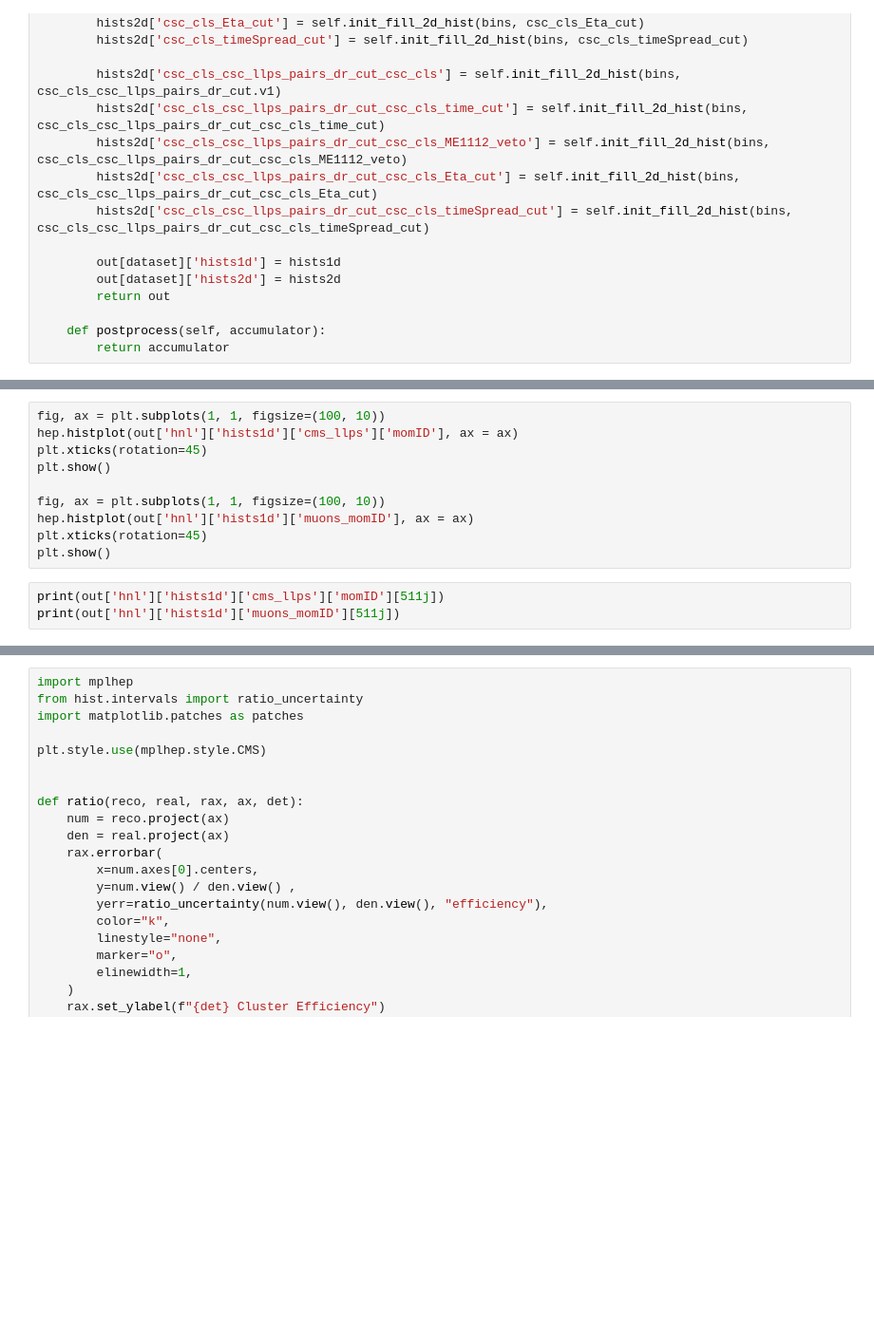
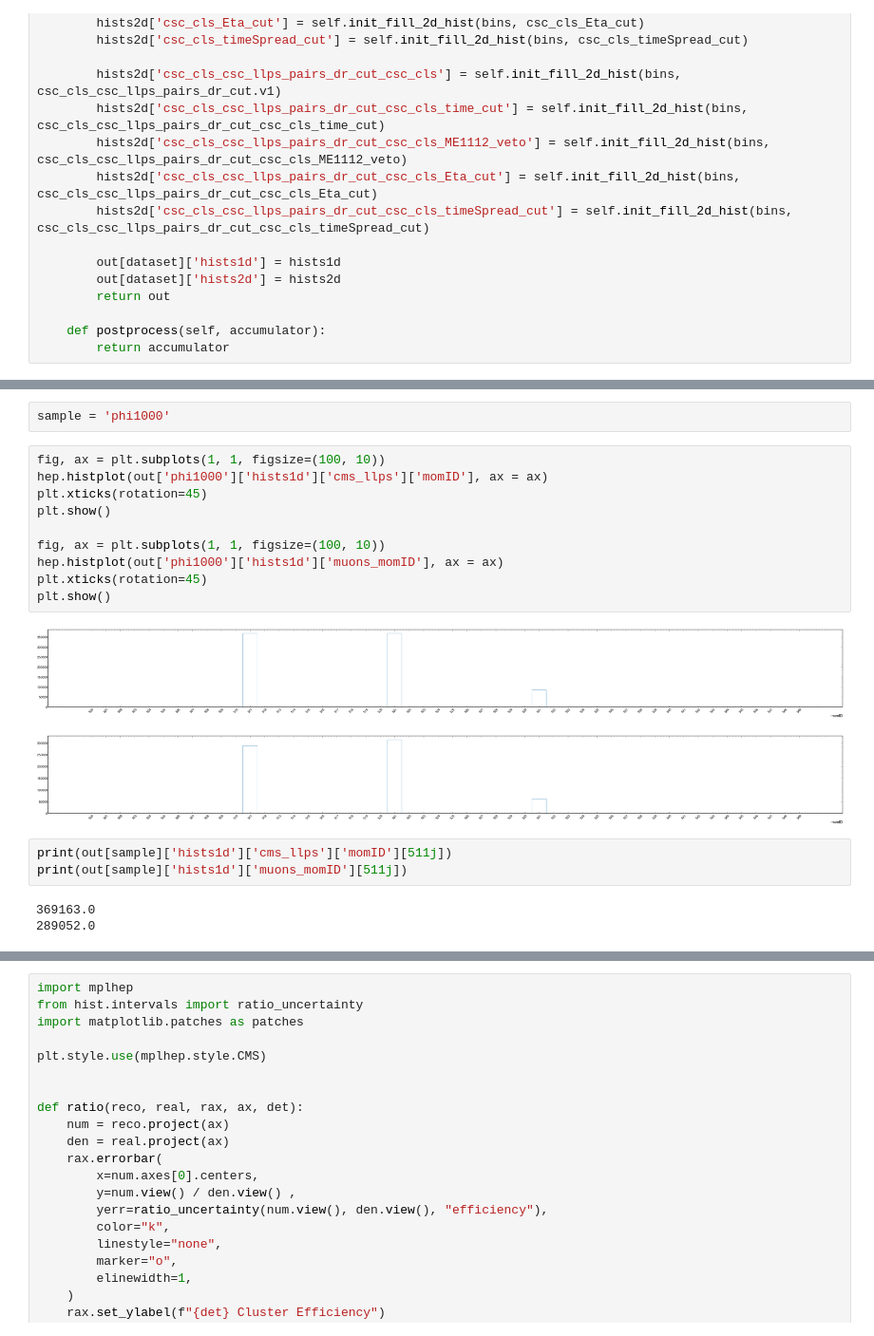
Before and after one commit to AnthonyAportela/LLPs, a Jupyter notebook: notebooks/Bplus/LLP_ntuple_processor.ipynb, the cells around one changed output, grey strips where cells are left out. Shown at 95% size. Drawn from its saved outputs; the diff is of its cells as text; blank space fills up the shorter version.

```diff
--- a/notebooks/Bplus/LLP_ntuple_processor.ipynb
+++ b/notebooks/Bplus/LLP_ntuple_processor.ipynb
@@ -555,14 +557,22 @@ FileNotFoundError: [Errno 2] No such file or directory: 'notebooks/Bplus/rootAdd
+# %%
+sample = 'phi1000'
 # %%
 fig, ax = plt.subplots(1, 1, figsize=(100, 10))
-hep.histplot(out['hnl']['hists1d']['cms_llps']['momID'], ax = ax)
+hep.histplot(out['phi1000']['hists1d']['cms_llps']['momID'], ax = ax)
 plt.xticks(rotation=45)
 plt.show()
 
 fig, ax = plt.subplots(1, 1, figsize=(100, 10))
-hep.histplot(out['hnl']['hists1d']['muons_momID'], ax = ax)
+hep.histplot(out['phi1000']['hists1d']['muons_momID'], ax = ax)
 plt.xticks(rotation=45)
 plt.show()
+# %% [output]
+[figure, added]
+[figure, added]
 # %%
-print(out['hnl']['hists1d']['cms_llps']['momID'][511j])
-print(out['hnl']['hists1d']['muons_momID'][511j])
+print(out[sample]['hists1d']['cms_llps']['momID'][511j])
+print(out[sample]['hists1d']['muons_momID'][511j])
+# %% [output]
+369163.0
+289052.0
 # %%
```
Also changed, not shown: parts of 11 cells of this notebook, 4 other files.
